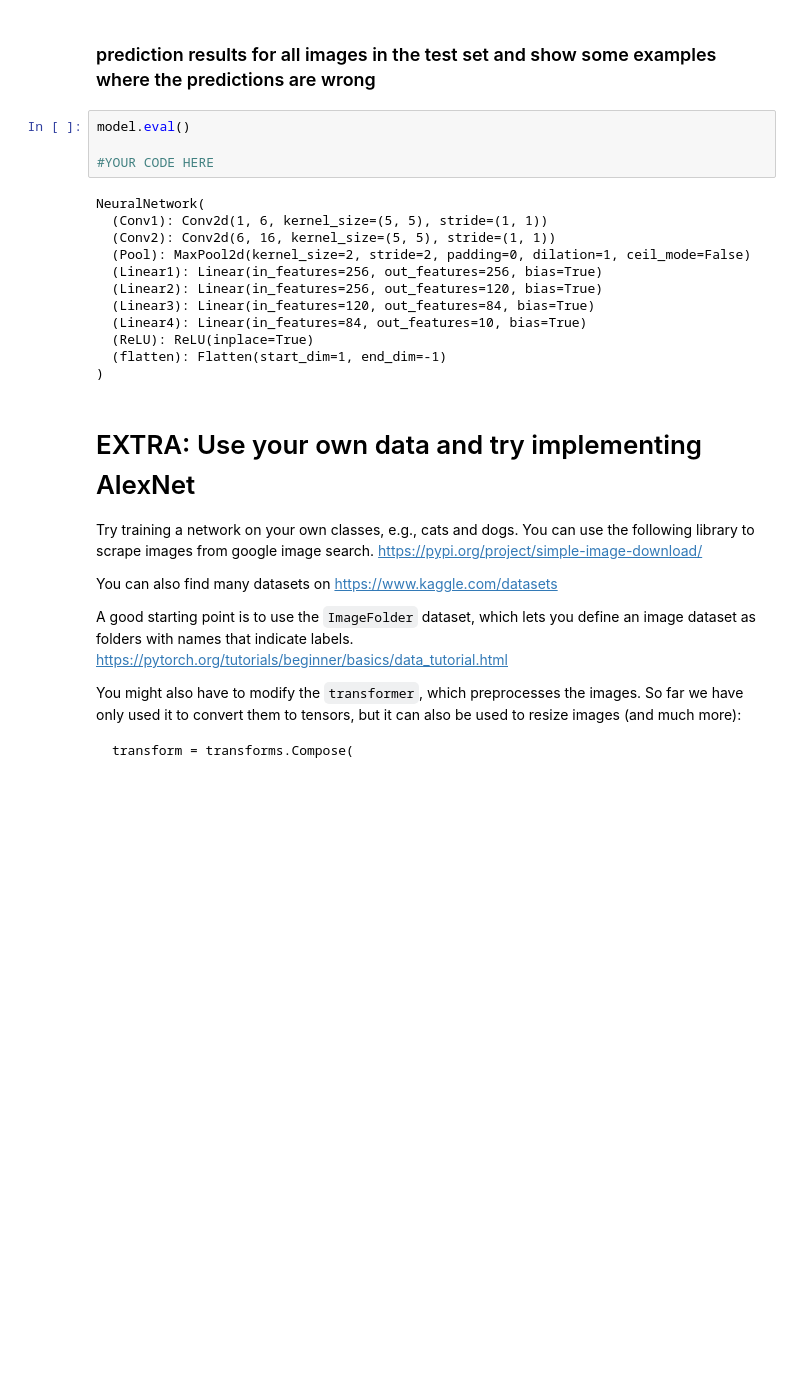
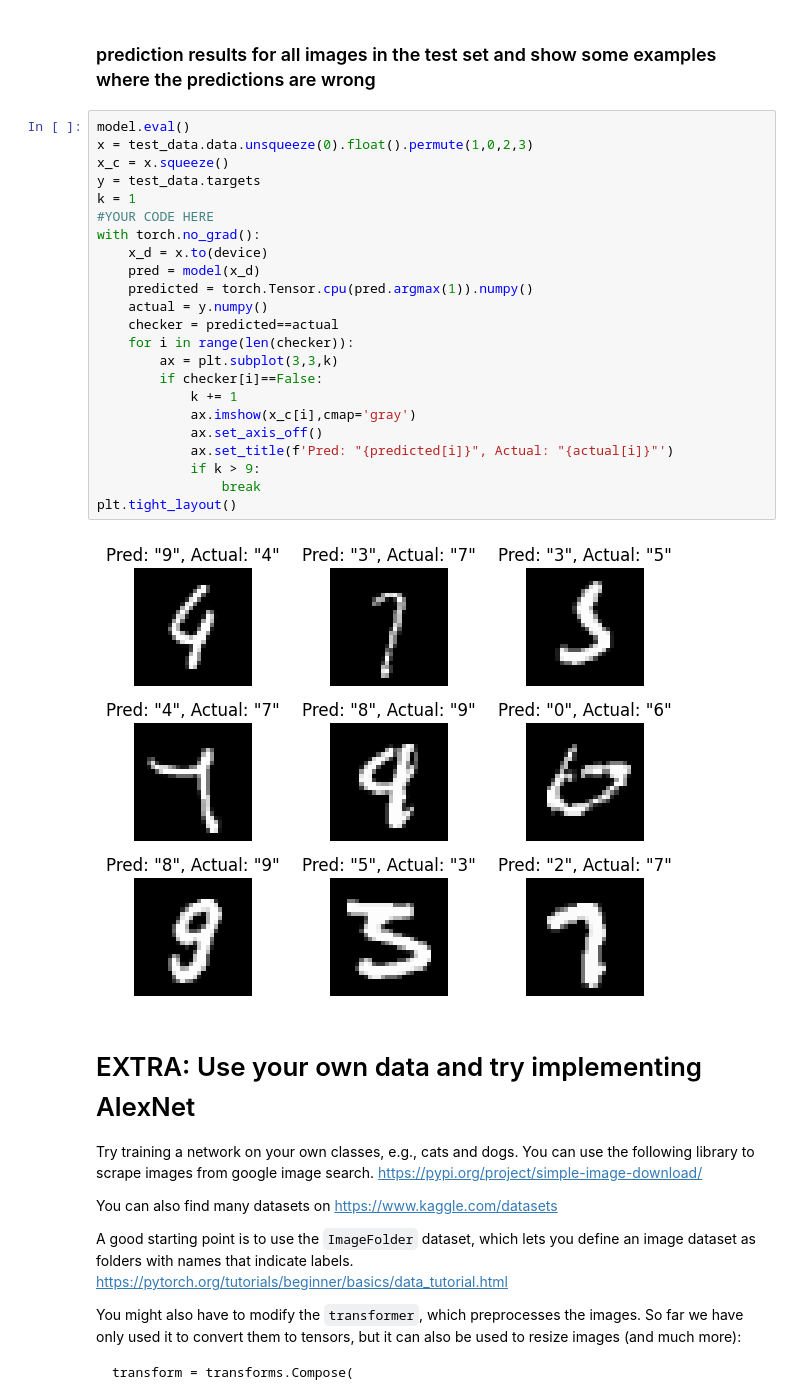
Before and after one commit to KasperMollerHansen/DeepLearning, a Jupyter notebook: jonathan/week_3_3.ipynb, the cells around one changed output. Saved outputs shown, nothing was run; the diff lists cells and outputs as text; blank space fills up the shorter version.

```diff
--- a/jonathan/week_3_3.ipynb
+++ b/jonathan/week_3_3.ipynb
@@ -368,22 +370,31 @@ Predicted: "7 - seven", Actual: "7 - seven"
 [figure]
 # %% [markdown]
 ### prediction results for all images in the test set and show some examples where the predictions are wrong
-# %%
-model.eval()
-
-#YOUR CODE HERE
-# %% [output]
-NeuralNetwork(
-  (Conv1): Conv2d(1, 6, kernel_size=(5, 5), stride=(1, 1))
-  (Conv2): Conv2d(6, 16, kernel_size=(5, 5), stride=(1, 1))
-  (Pool): MaxPool2d(kernel_size=2, stride=2, padding=0, dilation=1, ceil_mode=False)
-  (Linear1): Linear(in_features=256, out_features=256, bias=True)
-  (Linear2): Linear(in_features=256, out_features=120, bias=True)
-  (Linear3): Linear(in_features=120, out_features=84, bias=True)
-  (Linear4): Linear(in_features=84, out_features=10, bias=True)
-  (ReLU): ReLU(inplace=True)
-  (flatten): Flatten(start_dim=1, end_dim=-1)
-)
+# %%
+model.eval()
+x = test_data.data.unsqueeze(0).float().permute(1,0,2,3)
+x_c = x.squeeze()
+y = test_data.targets
+k = 1
+#YOUR CODE HERE
+with torch.no_grad():
+    x_d = x.to(device)
+    pred = model(x_d)
+    predicted = torch.Tensor.cpu(pred.argmax(1)).numpy()
+    actual = y.numpy()
+    checker = predicted==actual
+    for i in range(len(checker)):
+        ax = plt.subplot(3,3,k)
+        if checker[i]==False:
+            k += 1
+            ax.imshow(x_c[i],cmap='gray')
+            ax.set_axis_off()
+            ax.set_title(f'Pred: "{predicted[i]}", Actual: "{actual[i]}"')
+            if k > 9:
+                break
+plt.tight_layout()
+# %% [output]
+[figure, added]
 # %% [markdown]
 # EXTRA: Use your own data and try implementing AlexNet
 Try training a network on your own classes, e.g., cats and dogs. You can use the following library to scrape images from google image search.
```
Also changed, not shown: parts of 3 cells of this notebook.
